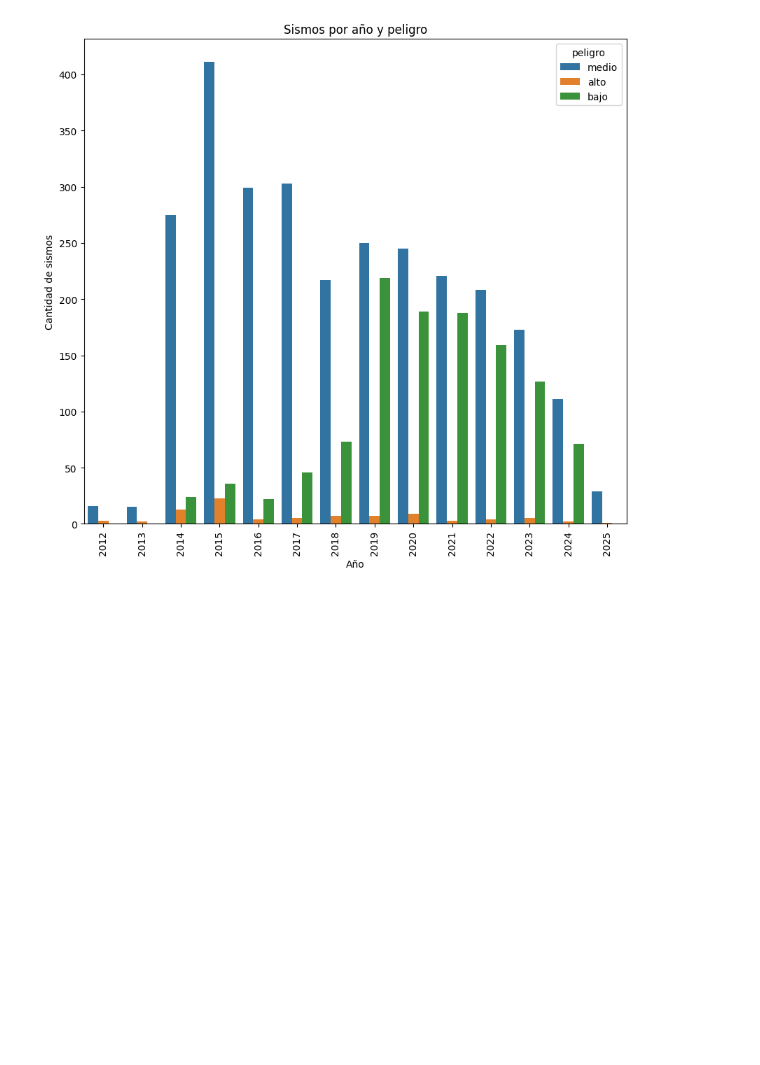
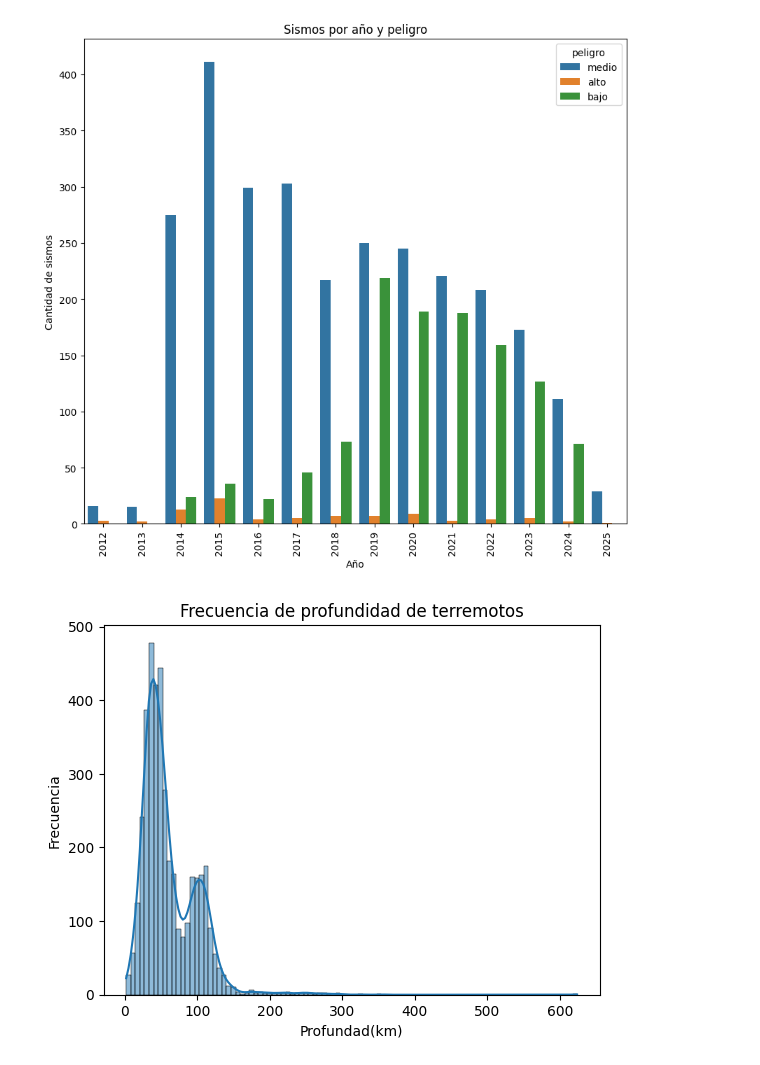
Before and after one commit to Branlut/terremos-Chile, a Jupyter notebook: analisis.ipynb, the cells around one changed output. Cells and saved outputs as stored; diff of their text form; code cells hidden in the pictures; blank space fills up the shorter version.

```diff
--- a/analisis.ipynb
+++ b/analisis.ipynb
@@ -119,5 +136,13 @@ plt.xticks(rotation=90)
 plt.show()
 # %% [output]
 [figure]
+# %%
+sns.histplot(data=df_sismos,x='Depth',kde=True)
+plt.title('Frecuencia de profundidad de terremotos')
+plt.xlabel('Profundad(km)')
+plt.ylabel('Frecuencia')
+plt.show()
+# %% [output]
+[figure, added]
 # %%
 sns.scatterplot(data=df_sismos,x='Depth',y='Magnitude',hue='peligro')
```
Also changed, not shown: parts of 6 cells of this notebook.
